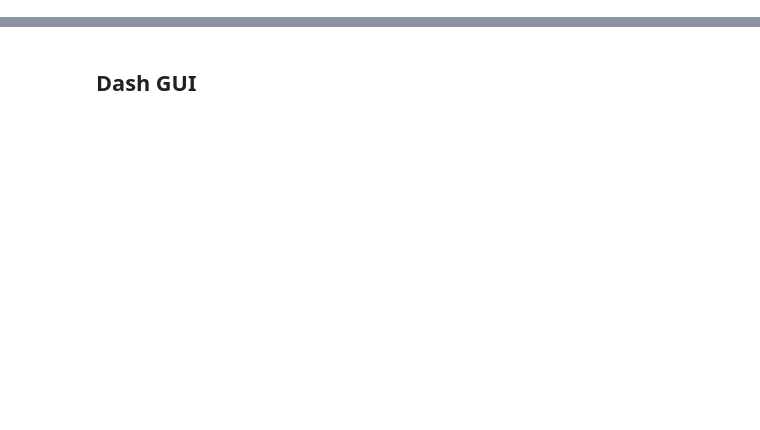
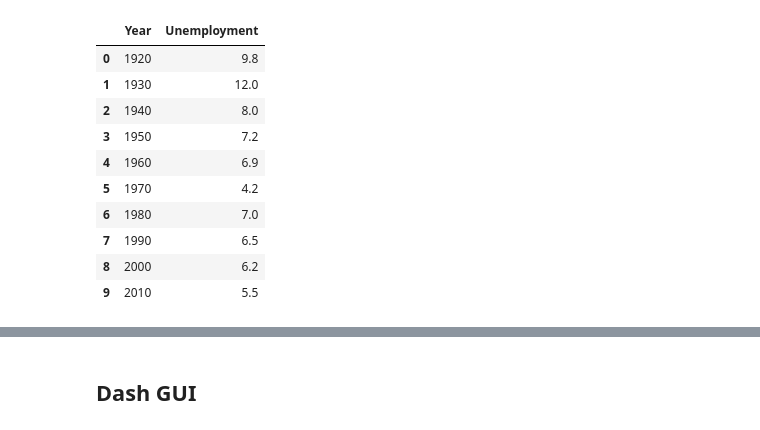
Before and after one commit to Rfg2048/DVC, a Jupyter notebook: Gui Implementation.ipynb, the cells around one changed output, grey strips where cells are left out. Drawn from its saved outputs; the diff is of its cells as text; code cells hidden in the pictures; blank space fills up the shorter version.

```diff
--- a/Gui Implementation.ipynb
+++ b/Gui Implementation.ipynb
@@ -0,0 +18,18 @@
+# %%
+df2 = pd.DataFrame({
+    "Year": [1920,1930,1940,1950,1960,1970,1980,1990,2000,2010],
+    "Unemployment": [9.8,12,8,7.2,6.9,4.2,7,6.5,6.2,5.5]
+})
+df2
+# %% [output]
+|  | Year | Unemployment |
+| 0 | 1920 | 9.8 |
+| 1 | 1930 | 12.0 |
+| 2 | 1940 | 8.0 |
+| 3 | 1950 | 7.2 |
+| 4 | 1960 | 6.9 |
+| 5 | 1970 | 4.2 |
+| 6 | 1980 | 7.0 |
+| 7 | 1990 | 6.5 |
+| 8 | 2000 | 6.2 |
+| 9 | 2010 | 5.5 |
```
Also changed, not shown: parts of 8 cells of this notebook.
